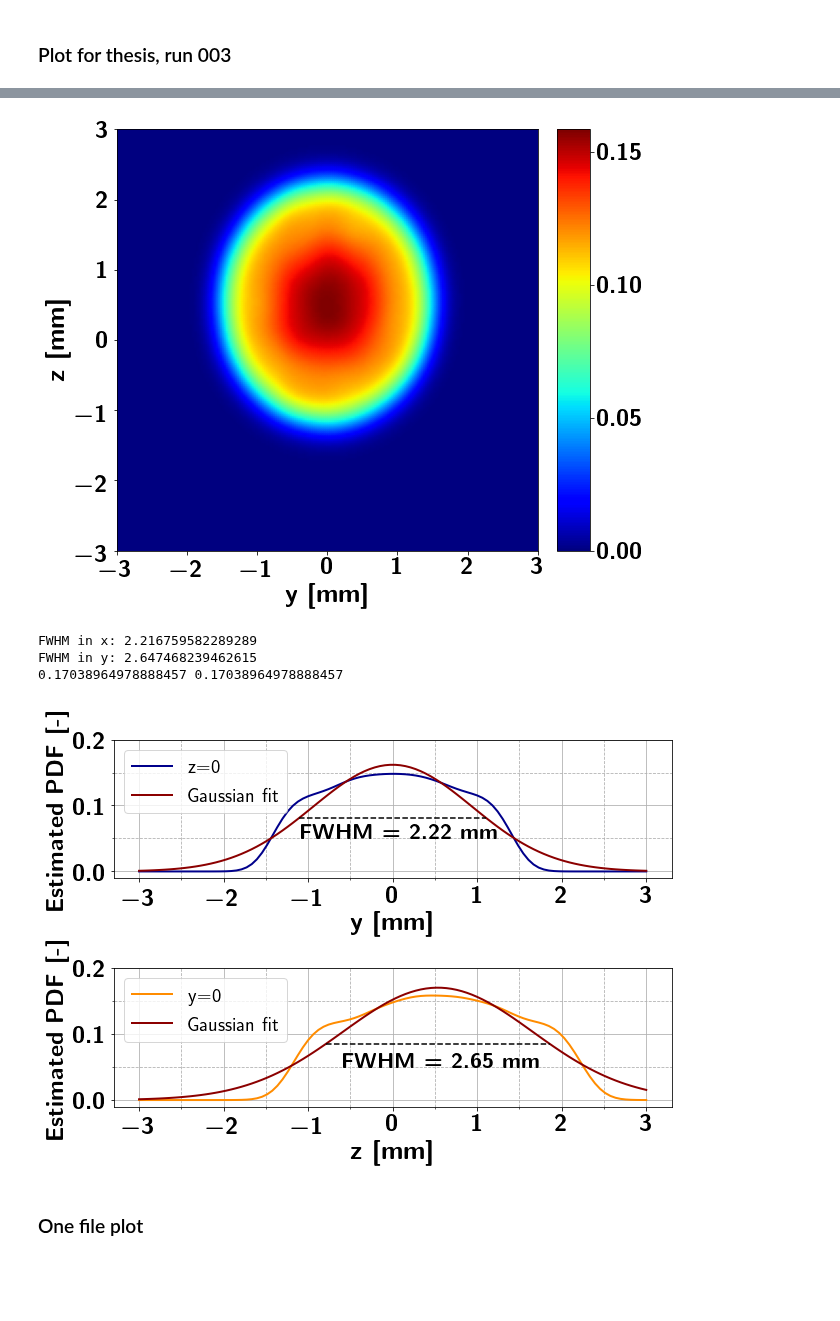
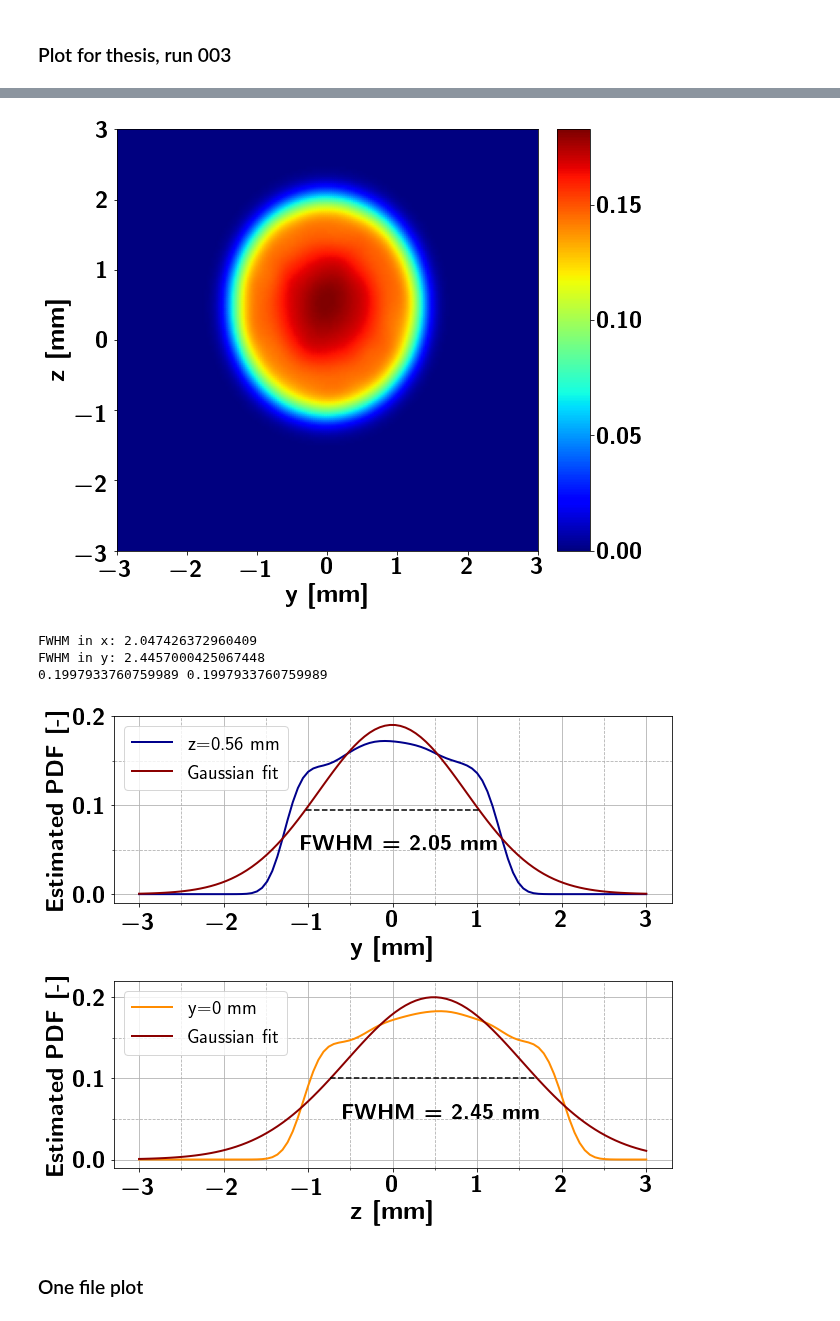
Before and after one commit to kromerh/phd_python, a Jupyter notebook: 03_COMSOL/03_BeamOptics/09.EmittingSpotSizeSimulation/03.EmittingSpotSize_Mesh_refinement_particle_on_target.ipynb, the cells around one changed output, grey strips where cells are left out. Drawn from its saved outputs; the diff is of its cells as text; code cells hidden in the pictures; blank space fills up the shorter version.

```diff
--- a/03_COMSOL/03_BeamOptics/09.EmittingSpotSizeSimulation/03.EmittingSpotSize_Mesh_refinement_particle_on_target.ipynb
+++ b/03_COMSOL/03_BeamOptics/09.EmittingSpotSizeSimulation/03.EmittingSpotSize_Mesh_refinement_particle_on_target.ipynb
@@ -207,6 +207,9 @@ NameError: name 'zi' is not defined
 # %%
 fname = '/Users/hkromer/02_PhD/02_Data/01_COMSOL/01_IonOptics/02.current_chamber/02.MR/temporal_refinement/data//02.MR.102.temporal_refinement.002.particleData.csv'
 figname = '02_MR_102_temporal_refinement_002_particleData'
+
+figname = '02.MR.102.temporal_refinement.003_80kV_5k_12mmEE.particleData.csv'
+fname = f'/Users/hkromer/02_PhD/02_Data/01_COMSOL/01_IonOptics/02.current_chamber/02.MR/temporal_refinement/data/{figname}'
 outfolder = '/Users/hkromer/polybox/Thesis/Chapters/DetailedNeutronGeneratorCharacterization/Figures/COMSOL_ion_beam'
 
 data = pd.read_csv(fname, skiprows=7, index_col=0)
@@ -295,14 +298,14 @@ print(f'FWHM in y: {FWHM_y}')
 Y_fit_y = gauss(X, *popt)
 print(gauss(x0_y, *popt), A_y)
 
-f = plt.figure(1, figsize=(9, 6.5))
+f = plt.figure(1, figsize=(9, 7.5))
 ylims = (-0.01, 0.20)
 # top plot
 plt.subplot(2, 1, 1)
-plt.plot(qry_eval, eval_x, color='darkblue', linewidth=2.0, label='z=0')
+plt.plot(qry_eval, eval_x, color='darkblue', linewidth=2.0, label='z=0.56 mm')
 plt.plot(qry_eval, Y_fit_x, color='darkred',linewidth=2.0, label='Gaussian fit')
 plt.plot([-FWHM_x/2,FWHM_x/2],[A_x/2,A_x/2], '--', color='black')
-plt.text(-1.1, 0.05, r'\textbf{FWHM = 2.22 mm}', fontsize=fs-4)
+plt.text(-1.1, 0.05, r'\textbf{FWHM = 2.05 mm}', fontsize=fs-4)
 plt.xlabel(r'\textbf{y [mm]}', fontsize=fs)
 plt.ylabel(r'\textbf{Estimated PDF [-]}', fontsize=fs-2)
 ax = plt.gca()
@@ -320,10 +323,10 @@ leg1 = plt.legend(loc="upper left",  fontsize=fs-6)
 plt.ylim(ylims)
 # bottom plot
 plt.subplot(2, 1, 2)
-plt.plot(qry_eval, eval_y, color='darkorange', linewidth=2.0, label='y=0')
+plt.plot(qry_eval, eval_y, color='darkorange', linewidth=2.0, label='y=0 mm')
 plt.plot(qry_eval, Y_fit_y, color='darkred',linewidth=2.0, label='Gaussian fit')
 plt.plot([-FWHM_y/2+x0_y,FWHM_y/2+x0_y],[gauss(-FWHM_y/2+x0_y,*popt),gauss(FWHM_y/2+x0_y,*popt)], '--', color='black')
-plt.text(-0.6, 0.05, r'\textbf{FWHM = 2.65 mm}', fontsize=fs-4)
+plt.text(-0.6, 0.05, r'\textbf{FWHM = 2.45 mm}', fontsize=fs-4)
 plt.xlabel(r'\textbf{z [mm]}', fontsize=fs)
 plt.ylabel(r'\textbf{Estimated PDF [-]}', fontsize=fs-2)
 ax = plt.gca()
@@ -340,7 +343,7 @@ plt.xticks(np.arange(-3,4,1))
 leg1 = plt.legend(loc="upper left",  fontsize=fs-6)
 # leg1.set_title(r"Experiment number", prop = {'size': 12})
 plt.tight_layout()
-plt.ylim(ylims)
+plt.ylim(ylims[0], 0.22)
 plt.savefig(f'{outfolder}/{figname}_YZ.pdf')
 plt.show()
 # %% [output]
@@ -361,8 +364,8 @@ plt.show()
-[figure, old version]
+[figure, new version]
-FWHM in x: 2.216759582289289
-FWHM in y: 2.647468239462615
-0.17038964978888457 0.17038964978888457
+FWHM in x: 2.047426372960409
+FWHM in y: 2.4457000425067448
+0.1997933760759989 0.1997933760759989
-[figure, old version]
+[figure, new version]
 # %% [markdown]
 ### One file plot
 # %%
```
Also changed, not shown: parts of 24 cells of this notebook, 16 other files.
